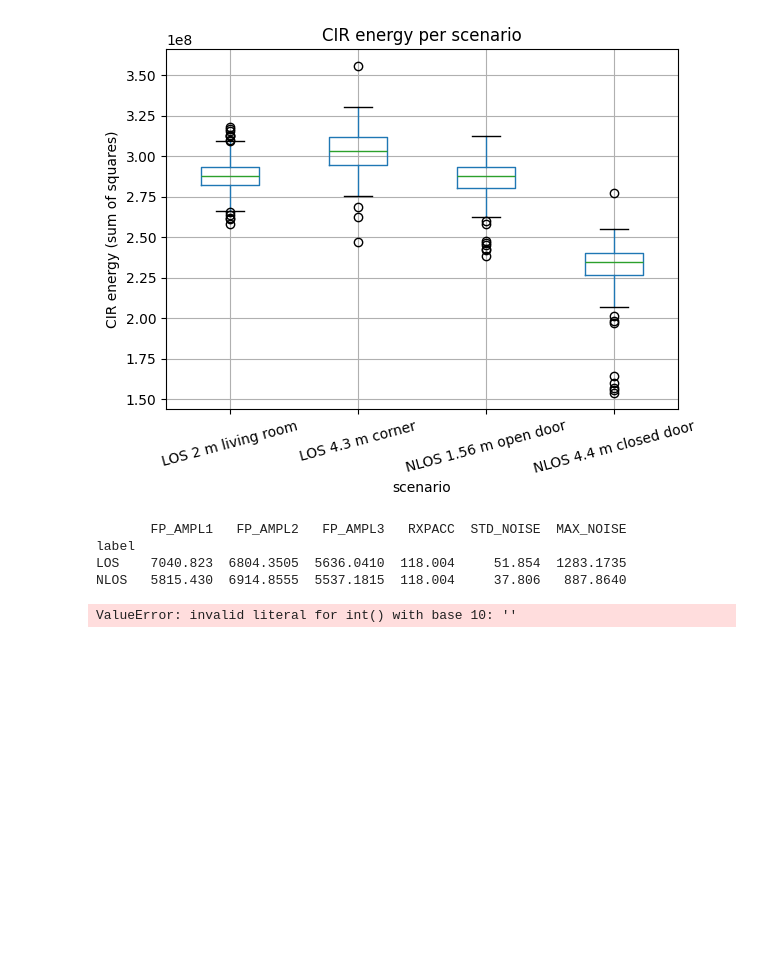
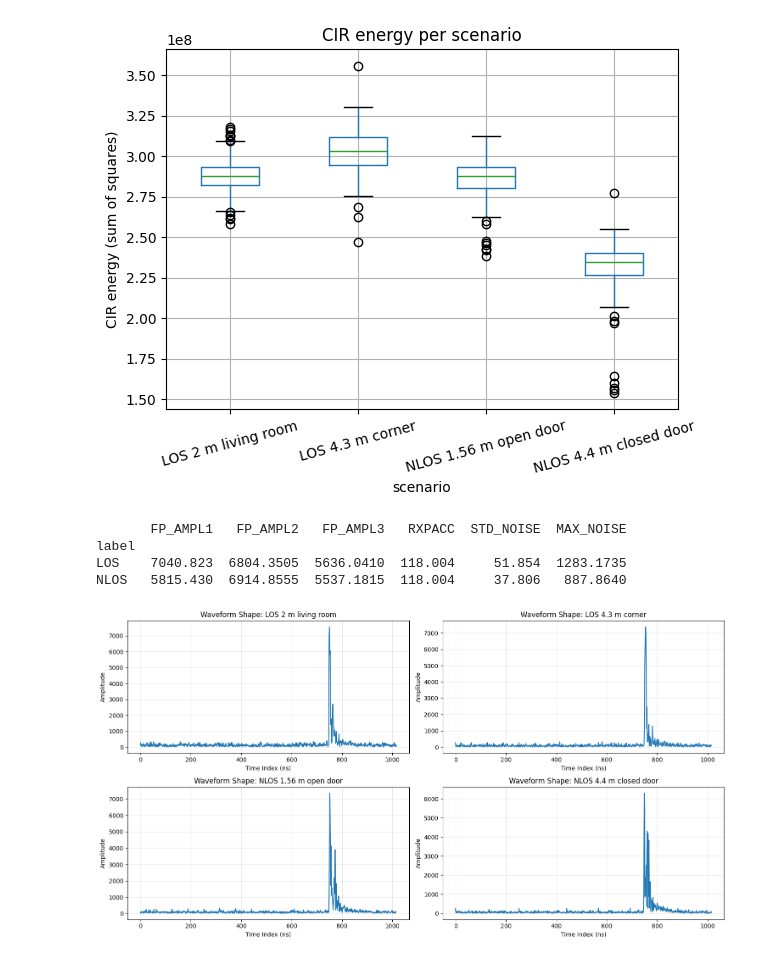
Before and after one commit to jonathanljc/capstone, a Jupyter notebook: eda/eda.ipynb, the cells around one changed output. Drawn from its saved outputs; the diff is of its cells as text; code cells hidden in the pictures; blank space fills up the shorter version.

Commit message:
feat: update dataset

```diff
--- a/eda/eda.ipynb
+++ b/eda/eda.ipynb
@@ -2,10 +2,10 @@
 import pandas as pd
 
 files = [
-    ("LOS_2m_living_room_home.csv",        "LOS",  2.0,  "LOS 2 m living room"),
-    ("LOS_4.3m_living_room_corner_home.csv","LOS",  4.3,  "LOS 4.3 m corner"),
-    ("NLOS_1.56m_open_door_home.csv",       "NLOS", 1.56, "NLOS 1.56 m open door"),
-    ("NLOS_4.4m_close_door_home.csv",      "NLOS", 4.4,  "NLOS 4.4 m closed door"),
+    ("../dataset/LOS_2m_living_room_home.csv",        "LOS",  2.0,  "LOS 2 m living room"),
+    ("../dataset/LOS_4.3m_living_room_corner_home.csv","LOS",  4.3,  "LOS 4.3 m corner"),
+    ("../dataset/NLOS_1.56m_open_door_home.csv",       "NLOS", 1.56, "NLOS 1.56 m open door"),
+    ("../dataset/NLOS_4.4m_close_door_home.csv",      "NLOS", 4.4,  "NLOS 4.4 m closed door"),
 ]
 
 dfs = []
@@ -146,38 +146,38 @@ NLOS   5815.430  6914.8555  5537.1815  118.004     37.806   887.8640
 import matplotlib.pyplot as plt
 import numpy as np
 
 # 1. Identify the columns containing CIR data
-# (Assuming your columns are named CIR0, CIR1, etc. or similar based on your previous cells)
-cir_cols = [c for c in data.columns if c.startswith("CIR")]
+# FIX: We add 'and c[3:].isdigit()' to exclude 'CIR_energy' and only keep CIR0, CIR1, etc.
+cir_cols = [c for c in data.columns if c.startswith("CIR") and c[3:].isdigit()]
 
-# 2. Sort them to ensure they are in time order (if they aren't already)
-# This is crucial for plotting the wave correctly
-cir_cols.sort(key=lambda x: int(''.join(filter(str.isdigit, x))))
+# 2. Sort them to ensure they are in time order
+cir_cols.sort(key=lambda x: int(x[3:])) # Sort by the number after "CIR"
 
 # 3. Select one random sample from each scenario to compare
 scenarios = data["scenario"].unique()
 
 plt.figure(figsize=(15, 8))
 
 for i, scenario in enumerate(scenarios):
     # Get one sample for this scenario
     sample = data[data["scenario"] == scenario].iloc[0]
 
     # Extract the CIR values as a numeric array
     waveform = sample[cir_cols].values.astype(float)
 
     # Plot
     plt.subplot(2, 2, i+1)
     plt.plot(waveform)
     plt.title(f"Waveform Shape: {scenario}")
     plt.xlabel("Time Index (ns)")
     plt.ylabel("Amplitude")
     plt.grid(True, alpha=0.3)
 
-    # Optional: Focus on the 'Region of Interest' (ROI) if the whole 1016 is too long
-    # plt.xlim(700, 800) # Un-comment this to zoom in on the peak
+    # Optional: The peak is usually around index 740-750 for DWM1001 default config
+    # You can zoom in to see the 'sharpness' better:
+    # plt.xlim(700, 850)
 
 plt.tight_layout()
 plt.show()
 # %% [output]
-ValueError: invalid literal for int() with base 10: ''
+[figure, added]
```
Also changed, not shown: 4 other files.
